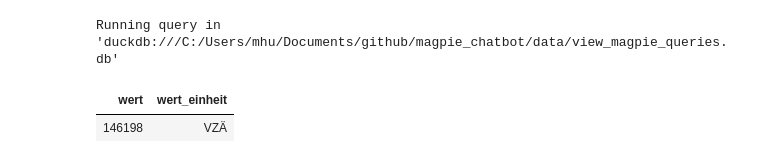
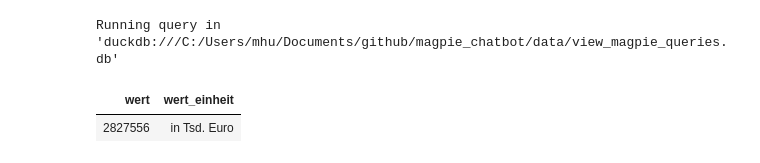
Before and after one commit to maltehueckstaedt/magpie_chatbot, a Jupyter notebook: py/jupyther_notebooks/Queries_View_DB.ipynb, the cells around one changed output. Cells and saved outputs as stored; diff of their text form; code cells hidden in the pictures.

```diff
--- a/py/jupyther_notebooks/Queries_View_DB.ipynb
+++ b/py/jupyther_notebooks/Queries_View_DB.ipynb
@@ -28,13 +58,10 @@ WHERE variable_beschr = 'Technisches FuE-Personal'
 # %%
-%%sql
+  %%sql
 SELECT wert, wert_einheit
 FROM view_daten_reichweite_menge
-WHERE variable_beschr = 'Technisches FuE-Personal'
-AND reichweite_beschr_list = 'Wirtschaftssektor | Deutschland'
-AND date_part('year', zeit_start) = 2021
-AND wert_einheit = 'VZÄ'
-LIMIT 5;
+WHERE variable_beschr = 'Externe FuE für sonstige Institutionen und Unternehmen (Ausland)'
+AND reichweite_beschr_list = 'Wirtschaftssektor | Deutschland | Forschungsintensive Wirtschaftszweige' AND date_part('year', zeit_start) = 2021 LIMIT 5;
 # %% [output]
 Running query in 'duckdb:///C:/Users/mhu/Documents/github/magpie_chatbot/data/view_magpie_queries.db'
 | wert | wert_einheit |
-| 146198 | VZÄ |
+| 2827556 | in Tsd. Euro |
```
Also changed, not shown: parts of 6 cells of this notebook.
